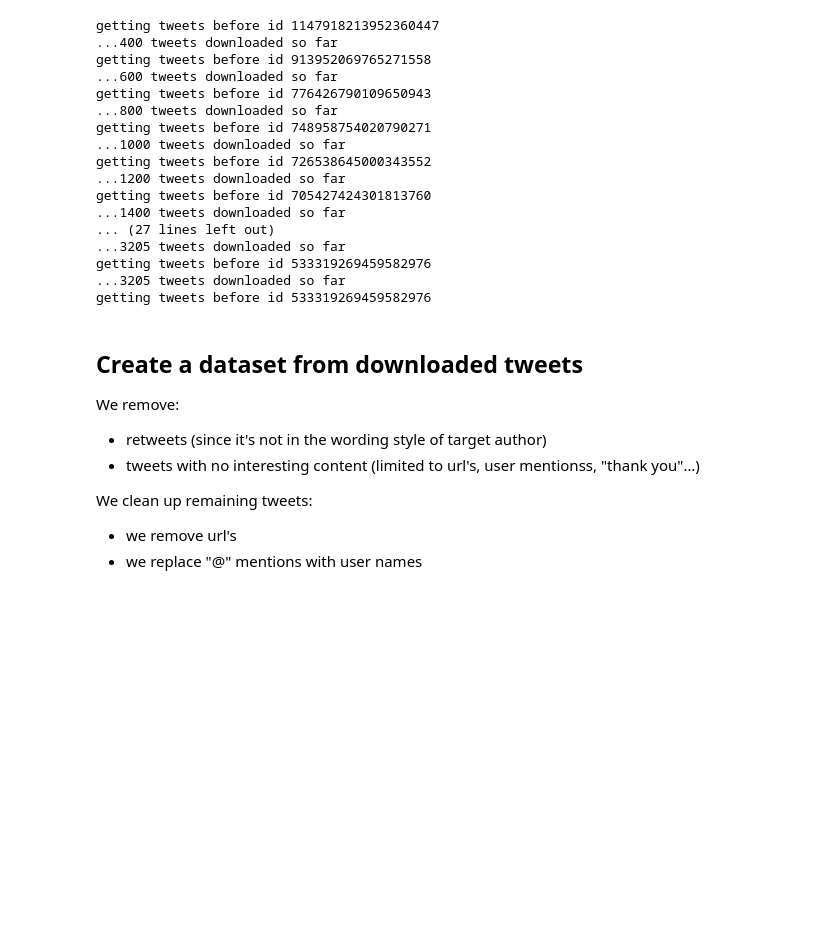
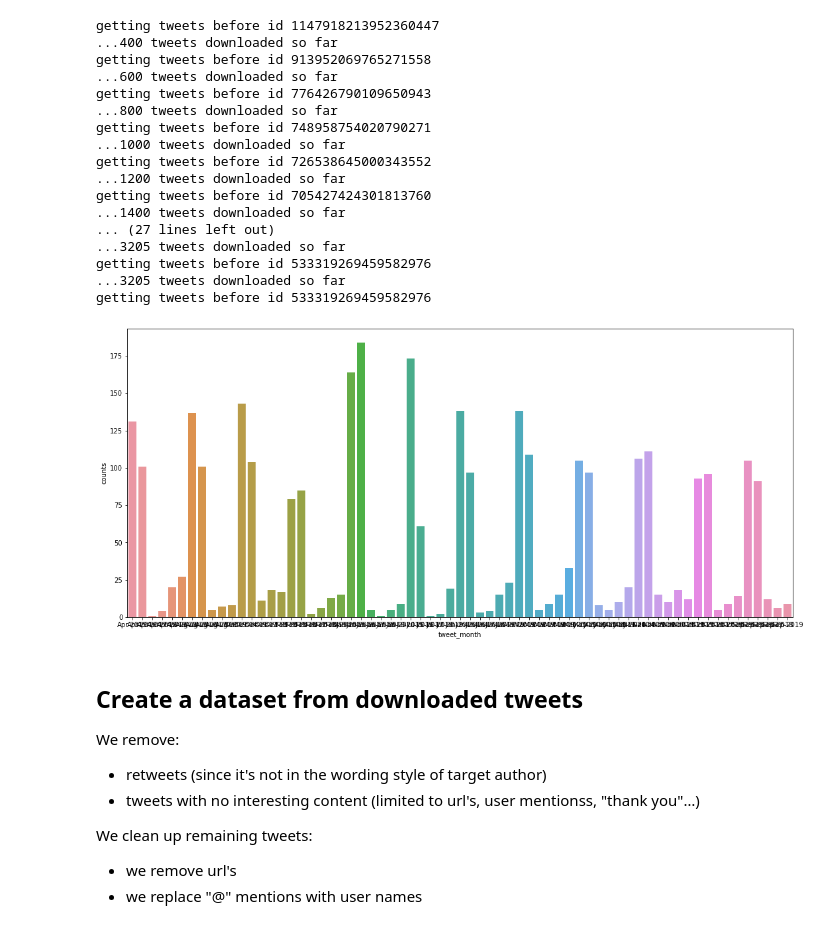
Before and after one commit to Pradhy729/huggingtweets, a Jupyter notebook: huggingtweets-dev_v2.ipynb, the cells around one changed output. Saved outputs shown, nothing was run; the diff lists cells and outputs as text; code cells hidden in the pictures; blank space fills up the shorter version.

Commit message:
App now has some basic plt figure in it.
Plus bunch of edits on app+notebook.

```diff
--- a/huggingtweets-dev_v2.ipynb
+++ b/huggingtweets-dev_v2.ipynb
@@ -49,4 +49,4 @@ We grab all available tweets (limited to 3200 per API limitations) based on Twit
 **Note**: Protected users may only be requested when the authenticated user either "owns" the timeline or is an approved follower of the owner.
 # %%
 # <--- Enter the screen name of the user you will download your dataset from --->
-handle = 'BarackObama'
+handle = 'elonMusk'
@@ -109,6 +112,16 @@ getting tweets before id 705427424301813760
 getting tweets before id 533319269459582976
 ...3205 tweets downloaded so far
 getting tweets before id 533319269459582976
+# %%
+import pandas as pd
+import seaborn as sns
+import matplotlib.pyplot as plt
+all_months = pd.DataFrame({'tweet_month':[vars(status)['created_at'].strftime('%b-%Y') for status in alltweets]})
+monthly = all_months.groupby('tweet_month').size().reset_index(name='counts')
+plt.subplots(figsize=(18,8))
+ax = sns.barplot(x=monthly['tweet_month'],y=monthly['counts'])
+# %% [output]
+[figure, added]
 # %% [markdown]
 ## Create a dataset from downloaded tweets
 
```
Also changed, not shown: parts of 1 cell of this notebook, 1 other file.
